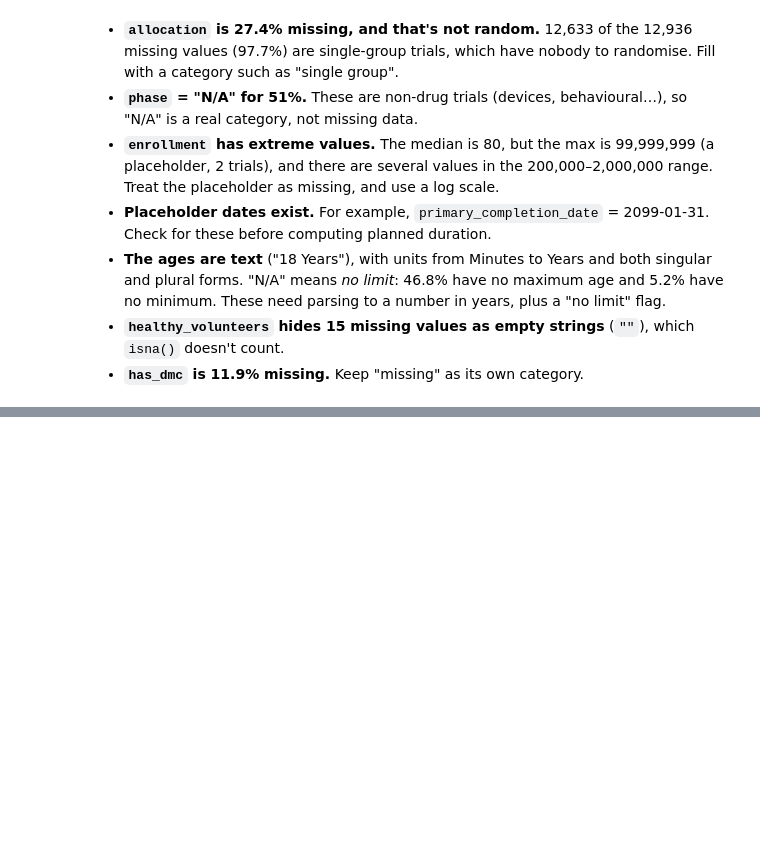
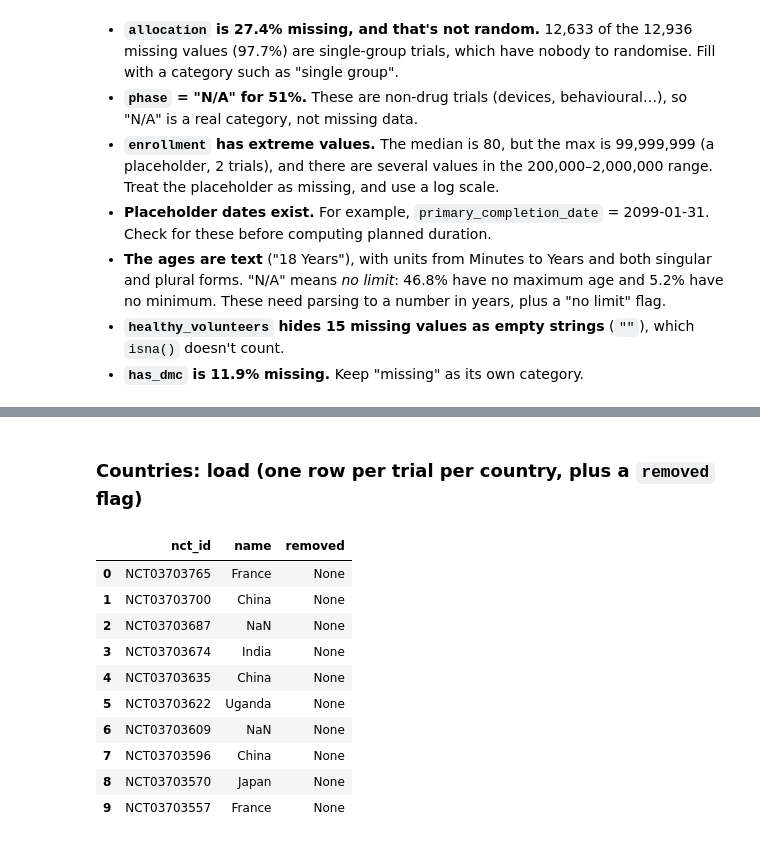
Before and after one commit to rayenlatrech/clinical-trial-termination, a Jupyter notebook: notebooks/02_feature_eda.ipynb, the cells around one changed output, grey strips where cells are left out. Saved outputs shown, nothing was run; the diff lists cells and outputs as text; code cells hidden in the pictures; blank space fills up the shorter version.

```diff
--- a/notebooks/02_feature_eda.ipynb
+++ b/notebooks/02_feature_eda.ipynb
@@ -265,0 +333,17 @@ Name: count, dtype: int64
+# %% [markdown]
+### Countries: load (one row per trial per country, plus a `removed` flag)
+# %%
+countries = load_cohort_table("countries", ["name", "removed"])
+display(countries.head(10))
+# %% [output]
+|  | nct_id | name | removed |
+| 0 | NCT03703765 | France | None |
+| 1 | NCT03703700 | China | None |
+| 2 | NCT03703687 | NaN | None |
+| 3 | NCT03703674 | India | None |
+| 4 | NCT03703635 | China | None |
+| 5 | NCT03703622 | Uganda | None |
+| 6 | NCT03703609 | NaN | None |
+| 7 | NCT03703596 | China | None |
+| 8 | NCT03703570 | Japan | None |
+| 9 | NCT03703557 | France | None |
```
Also changed, not shown: parts of 49 cells of this notebook, 3 other files.
